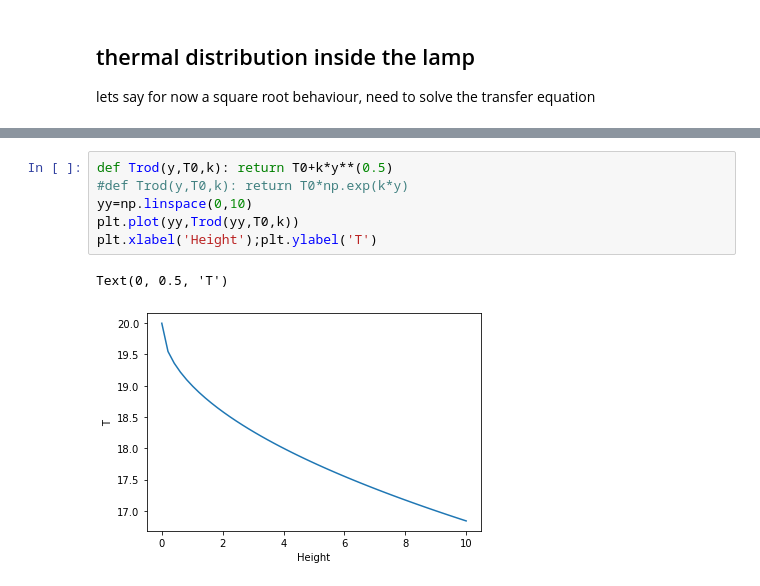
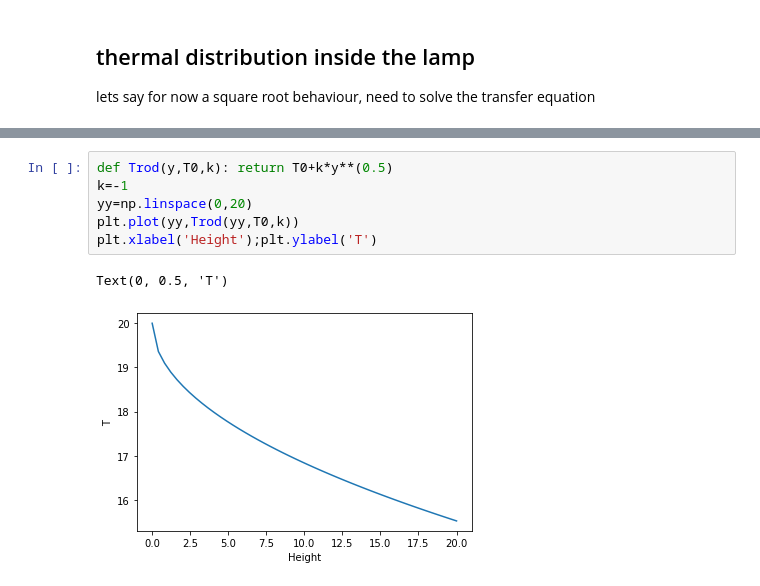
Before and after one commit to Mixpap/lavalamp_simulation, a Jupyter notebook: lavalamp.ipynb, the cells around one changed output, grey strips where cells are left out. Saved outputs shown, nothing was run; the diff lists cells and outputs as text.

```diff
--- a/lavalamp.ipynb
+++ b/lavalamp.ipynb
@@ -45,9 +54,9 @@ lets say for now a square root behaviour, need to solve the transfer equation
 # %%
 def Trod(y,T0,k): return T0+k*y**(0.5)
-#def Trod(y,T0,k): return T0*np.exp(k*y)
-yy=np.linspace(0,10)
+k=-1
+yy=np.linspace(0,20)
 plt.plot(yy,Trod(yy,T0,k))
 plt.xlabel('Height');plt.ylabel('T')
 # %% [output]
 Text(0, 0.5, 'T')
-[figure, old version]
+[figure, new version]
```
Also changed, not shown: parts of 20 cells of this notebook.
